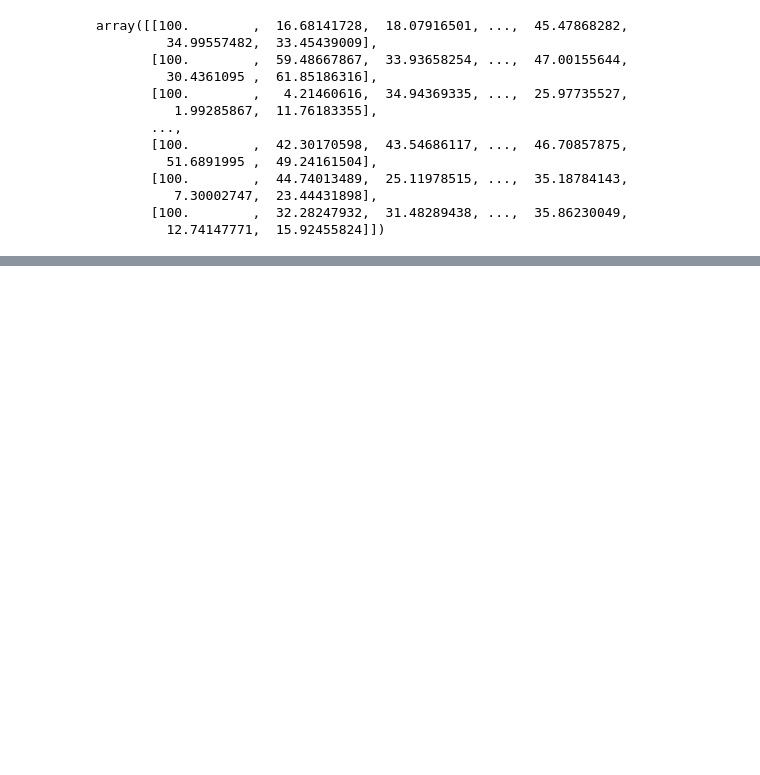
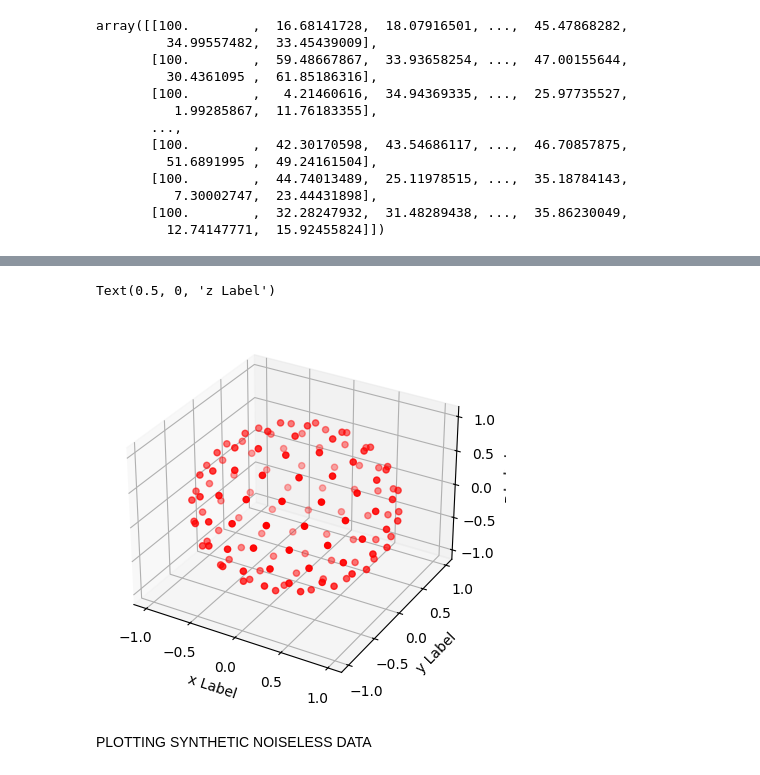
Before and after one commit to yagizgencer/ml-project-2-sgd_into_insanity, a Jupyter notebook: real_data_experiment.ipynb, the cells around one changed output, grey strips where cells are left out. Saved outputs shown, nothing was run; the diff lists cells and outputs as text; code cells hidden in the pictures; blank space fills up the shorter version.

Commit message:
add visualization

```diff
--- a/real_data_experiment.ipynb
+++ b/real_data_experiment.ipynb
@@ -139,0 +145,17 @@ Standard deviation of standard deviations for different signals - synthetic: 0.9
+# %%
+real_bvecs_fsphere = np.vstack((real_bvecs[1:], -1 * real_bvecs[1:]))
+sphere = Sphere(xyz=real_bvecs_fsphere)
+# %%
+fig = plt.figure()
+ax = fig.add_subplot(111, projection='3d')
+ax.scatter(sphere.vertices[:,0], sphere.vertices[:,1], sphere.vertices[:,2], c='r', marker='o')
+
+# Set labels for each axis
+ax.set_xlabel('x Label')
+ax.set_ylabel('y Label')
+ax.set_zlabel('z Label')
+# %% [output]
+Text(0.5, 0, 'z Label')
+[figure, added]
+# %% [markdown]
+PLOTTING SYNTHETIC NOISELESS DATA
```
Also changed, not shown: parts of 13 cells of this notebook, 1 other file.
